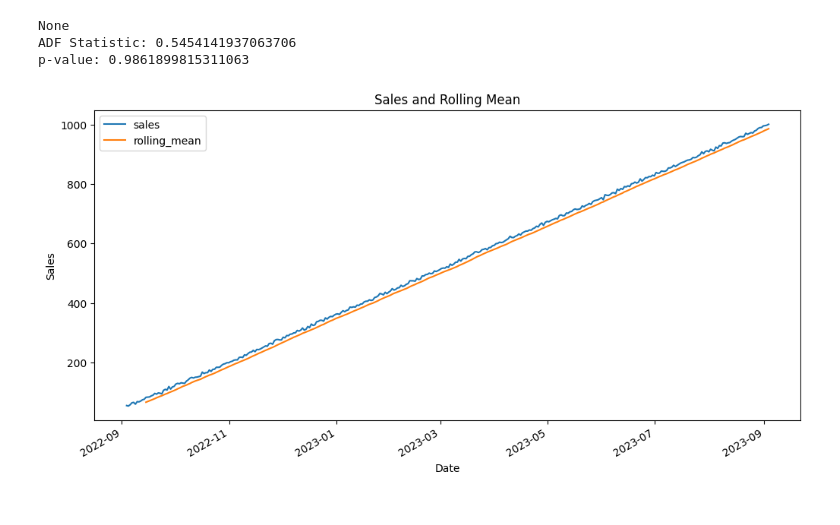
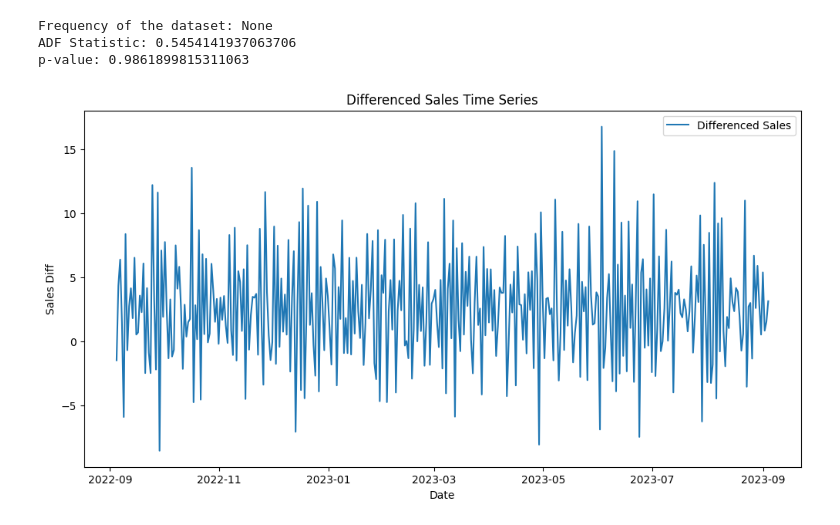
Before and after one commit to Valaery/Time-Series-Forecasting-Project, a Jupyter notebook: src/explore.ipynb, the cells around one changed output. Drawn from its saved outputs; the diff is of its cells as text; code cells hidden in the pictures.

```diff
--- a/src/explore.ipynb
+++ b/src/explore.ipynb
@@ -55,21 +31,30 @@ plt.show()
-# %%
-# Checking the frequency of the dataset
-print(df.index.freq)
-
-result = adfuller(df['sales'])
-print('ADF Statistic:', result[0])
-print('p-value:', result[1])
-
-# Checking the trend using rolling mean
-df['rolling_mean'] = df['sales'].rolling(window=12).mean()
-df[['sales', 'rolling_mean']].plot(figsize=(12, 6))
-plt.title('Sales and Rolling Mean')
-plt.xlabel('Date')
-plt.ylabel('Sales')
-plt.show()
-# %% [output]
-None
-ADF Statistic: 0.5454141937063706
-p-value: 0.9861899815311063
-[figure, removed]
+# %%
+# Check the frequency of the dataset
+print(f"Frequency of the dataset: {sales_data.index.freq}")
+
+# Perform ADF test to check for stationarity
+result = adfuller(sales_data['sales'])
+print('ADF Statistic:', result[0])
+print('p-value:', result[1])
+
+# Make the series stationary if necessary
+if result[1] > 0.05:
+    sales_data['sales_diff'] = sales_data['sales'].diff().dropna()
+else:
+    sales_data['sales_diff'] = sales_data['sales']
+# %% [output]
+Frequency of the dataset: None
+ADF Statistic: 0.5454141937063706
+p-value: 0.9861899815311063
+# %%
+# Plot the differenced series
+plt.figure(figsize=(12, 6))
+plt.plot(sales_data['sales_diff'], label='Differenced Sales')
+plt.title('Differenced Sales Time Series')
+plt.xlabel('Date')
+plt.ylabel('Sales Diff')
+plt.legend()
+plt.show()
+# %% [output]
+[figure, added]
 # %%
```
Also changed, not shown: parts of 14 cells of this notebook, 3 other files.
